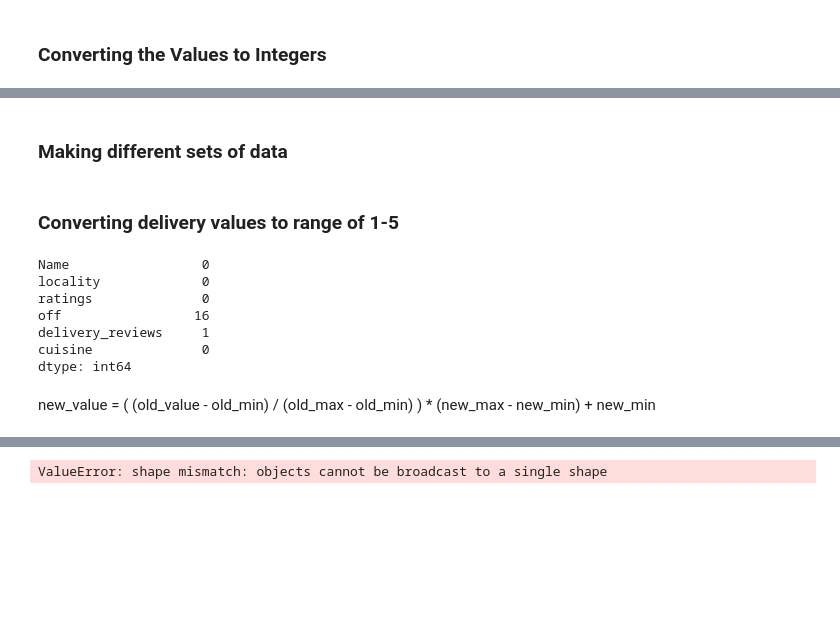
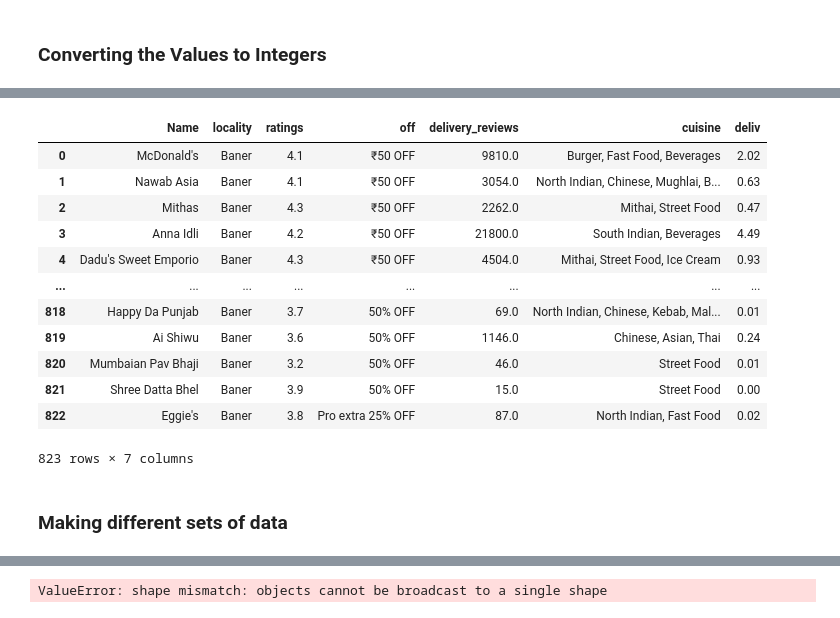
Before and after one commit to Ruthik27/Bed_Rest_and_Order_Services, a Jupyter notebook: new_data_zomato.ipynb, the cells around one changed output, grey strips where cells are left out. Saved outputs shown, nothing was run; the diff lists cells and outputs as text; code cells hidden in the pictures; blank space fills up the shorter version.

Commit message:
cleaning on baner data set

```diff
--- a/new_data_zomato.ipynb
+++ b/new_data_zomato.ipynb
@@ -122,4 +74,5 @@ memory usage: 53.4+ KB
 # %% [markdown]
 ### Dropping NAN values
 # %%
-baner_ratings = baner_copy.dropna(subset=['ratings'])
+baner_ratings = baner_copy.dropna(subset=['ratings','delivery_reviews'])
+baner_ratings = baner_ratings[baner_ratings.delivery_reviews != '']
@@ -156,7 +81,7 @@ baner_ratings[baner_ratings.delivery_reviews != '']
 # %%
 def clean(x):
     try:
-        return int(x)
+        return float(x)
     except:
         return np.NaN
 baner_ratings['delivery_reviews']  = baner_ratings['delivery_reviews'].apply(clean)
@@ -185,3 +106,29 @@ memory usage: 46.5+ KB
+# %%
+deliv = []
+for x in (baner_ratings['delivery_reviews']):
+    new_value = ( (x - 1.0) / (24300.0 - 1.0) ) * (5.0 - 0.0) + 0.0
+    new_value = round(new_value,2)
+    noob = float(new_value)
+    deliv.append(noob)
+baner_ratings.reset_index(inplace = True, drop = True)
+df = pd.DataFrame(deliv,columns=['deliv'])
+baner_ratings['deliv']= df['deliv']
+# %%
+baner_ratings
+# %% [output]
+|  | Name | locality | ratings | off | delivery_reviews | cuisine | deliv |
+| 0 | McDonald's | Baner | 4.1 | ₹50 OFF | 9810.0 | Burger, Fast Food, Beverages | 2.02 |
+| 1 | Nawab Asia | Baner | 4.1 | ₹50 OFF | 3054.0 | North Indian, Chinese, Mughlai, B... | 0.63 |
+| 2 | Mithas | Baner | 4.3 | ₹50 OFF | 2262.0 | Mithai, Street Food | 0.47 |
+| 3 | Anna Idli | Baner | 4.2 | ₹50 OFF | 21800.0 | South Indian, Beverages | 4.49 |
+| 4 | Dadu's Sweet Emporio | Baner | 4.3 | ₹50 OFF | 4504.0 | Mithai, Street Food, Ice Cream | 0.93 |
+| ... | ... | ... | ... | ... | ... | ... | ... |
+| 818 | Happy Da Punjab | Baner | 3.7 | 50% OFF | 69.0 | North Indian, Chinese, Kebab, Mal... | 0.01 |
+| 819 | Ai Shiwu | Baner | 3.6 | 50% OFF | 1146.0 | Chinese, Asian, Thai | 0.24 |
+| 820 | Mumbaian Pav Bhaji | Baner | 3.2 | 50% OFF | 46.0 | Street Food | 0.01 |
+| 821 | Shree Datta Bhel | Baner | 3.9 | 50% OFF | 15.0 | Street Food | 0.00 |
+| 822 | Eggie's | Baner | 3.8 | Pro extra 25% OFF | 87.0 | North Indian, Fast Food | 0.02 |
+823 rows × 7 columns
 # %% [markdown]
 ### Making different sets of data
 # %%
@@ -193,17 +140,3 @@ above_two = baner_ratings.loc[(baner_ratings.ratings >2.0) & (baner_ratings.rati
 above_two.reset_index(inplace = True, drop = True)
 above_one = baner_ratings.loc[(baner_ratings.ratings >1.0) & (baner_ratings.ratings < 2.0)]
 above_one.reset_index(inplace = True, drop = True)
-# %% [markdown]
-### Converting delivery values to range of 1-5
-# %%
-above_four.isna().sum()
-# %% [output]
-Name                 0
-locality             0
-ratings              0
-off                 16
-delivery_reviews     1
-cuisine              0
-dtype: int64
-# %% [markdown]
-new_value = ( (old_value - old_min) / (old_max - old_min) ) * (new_max - new_min) + new_min
```
Also changed, not shown: parts of 35 cells of this notebook.
